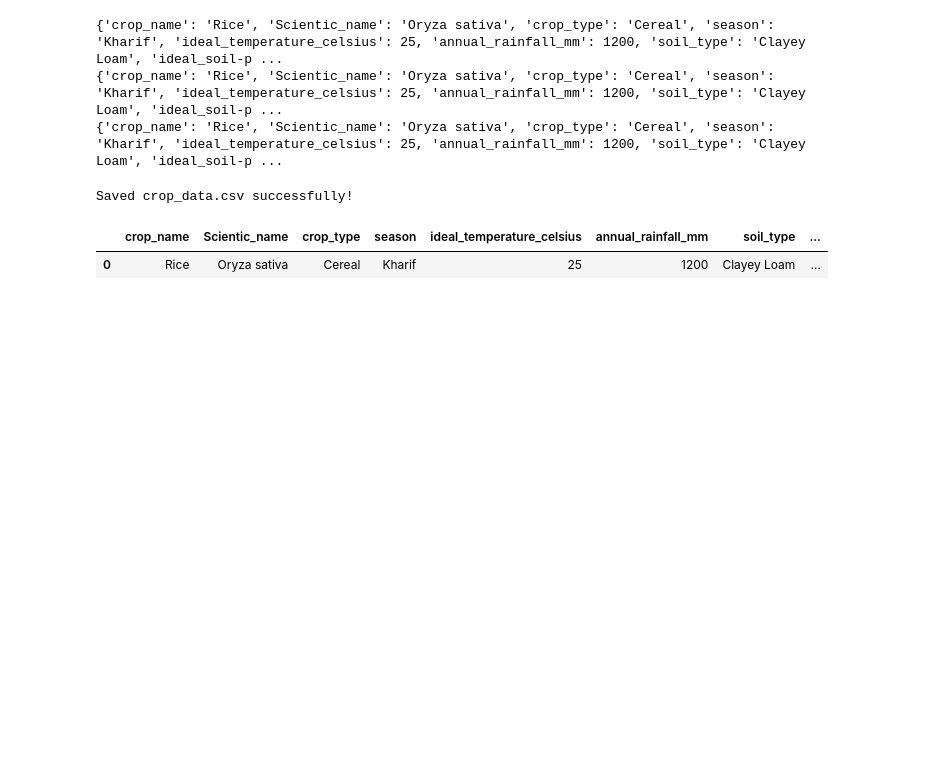
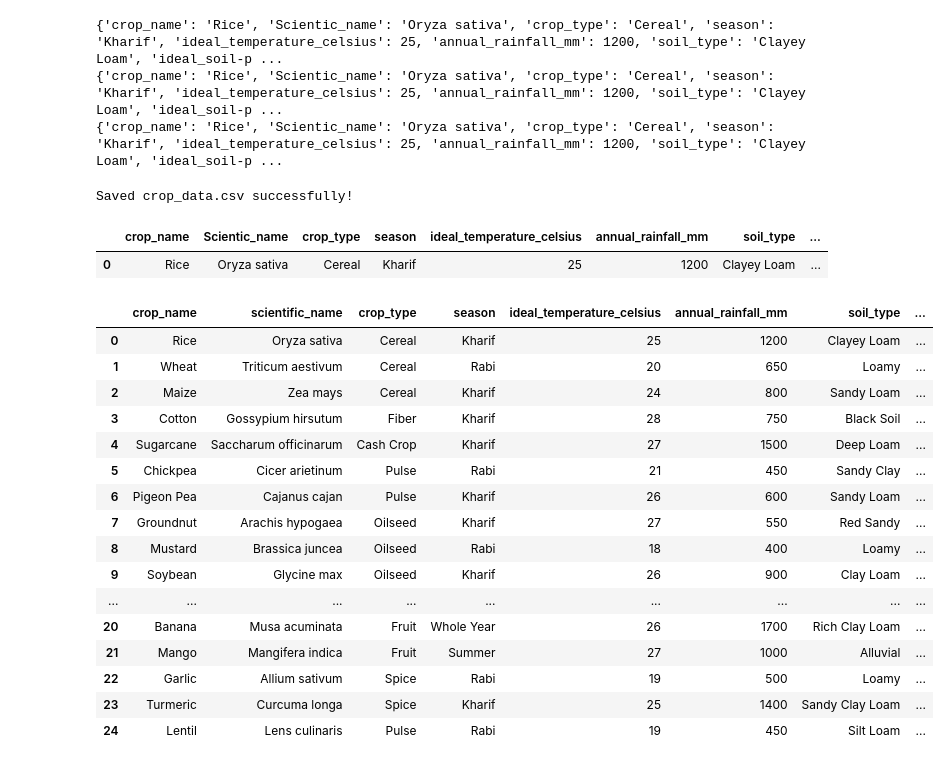
Before and after one commit to baiganijyothisupriya-cpu/IIA-DeptActivity-25ME1A4205-, a Jupyter notebook: week-1 / Agriculture.ipynb, the cells around one changed output. Drawn from its saved outputs; the diff is of its cells as text; code cells hidden in the pictures; blank space fills up the shorter version.

```diff
--- a/week-1 / Agriculture.ipynb
+++ b/week-1 / Agriculture.ipynb
@@ -52,3 +52,54 @@ display(df)
 Saved crop_data.csv successfully!
 |  | crop_name | Scientic_name | crop_type | season | ideal_temperature_celsius | annual_rainfall_mm | soil_type | ... |
 | 0 | Rice | Oryza sativa | Cereal | Kharif | 25 | 1200 | Clayey Loam | ... |
+# %%
+import pandas as pd
+import io
+
+csv_data = """crop_name,scientific_name,crop_type,season,ideal_temperature_celsius,annual_rainfall_mm,soil_type,ideal_soil_ph,growing_duration_days,water_requirement,average_yield_per_hectare_kg,primary_nutrients,common_pests,harvesting_method,storage_humidity_percent,Area,Pesticide
+Rice,Oryza sativa,Cereal,Kharif,25,1200,Clayey Loam,6.5,120,High,4000,"Nitrogen;Phosphorus;Potassium","Stem Borer;Brown Planthopper",Manual/Mechanical,13,Eluru,Urea
+Wheat,Triticum aestivum,Cereal,Rabi,20,650,Loamy,6.8,135,Medium,3500,"Nitrogen;Phosphorus;Potassium","Aphids;Termites",Mechanical,12,Ludhiana,Chlorpyrifos
+Maize,Zea mays,Cereal,Kharif,24,800,Sandy Loam,6.2,100,Medium,5000,"Nitrogen;Phosphorus;Potassium","Fall Armyworm;Stem Borer",Manual/Mechanical,14,Guntur,Emamectin Benzoate
+Cotton,Gossypium hirsutum,Fiber,Kharif,28,750,Black Soil,7.5,160,Medium,2200,"Nitrogen;Phosphorus;Potassium","Bollworm;Whitefly",Manual,10,Warangal,Imidacloprid
+Sugarcane,Saccharum officinarum,Cash Crop,Kharif,27,1500,Deep Loam,7.0,360,High,70000,"Nitrogen;Phosphorus;Potassium","Pyrilla;Early Shoot Borer",Manual/Mechanical,15,Kolhapur,Malathion
+Chickpea,Cicer arietinum,Pulse,Rabi,21,450,Sandy Clay,6.8,110,Low,1800,"Phosphorus;Potassium","Pod Borer;Cutworm",Manual,11,Indore,Spinosad
+Pigeon Pea,Cajanus cajan,Pulse,Kharif,26,600,Sandy Loam,6.5,180,Low,1500,"Phosphorus;Potassium","Pod Fly;Plume Moth",Manual,11,Gulbarga,Indoxacarb
+Groundnut,Arachis hypogaea,Oilseed,Kharif,27,550,Red Sandy,6.0,125,Low,2500,"Nitrogen;Phosphorus;Calcium","Leaf Miner;White Grub",Manual/Mechanical,8,Anantapur,Phorate
+Mustard,Brassica juncea,Oilseed,Rabi,18,400,Loamy,7.2,105,Low,1600,"Nitrogen;Phosphorus;Sulfur","Mustard Aphid;Sawfly",Manual,9,Bharatpur,Dimethoate
+Soybean,Glycine max,Oilseed,Kharif,26,900,Clay Loam,6.5,100,Medium,2800,"Nitrogen;Phosphorus;Potassium","Girdle Beetle;Stem Fly",Mechanical,12,Ujjain,Triazophos
+Barley,Hordey vulgare,Cereal,Rabi,17,500,Clay Loam,7.0,115,Low,3200,"Nitrogen;Phosphorus","Armyworm;Rust",Mechanical,12,Hisar,Propiconazole
+Potato,Solanum tuberosum,Tuber,Rabi,18,600,Sandy Loam,5.8,90,Medium,25000,"Nitrogen;Phosphorus;Potassium","Late Blight;Aphids",Manual/Mechanical,80,Agra,Mancozeb
+Tomato,Solanum lycopersicum,Vegetable,Whole Year,22,700,Well-drained Loam,6.5,110,Medium,30000,"Nitrogen;Phosphorus;Potassium","Fruit Borer;Whitefly",Manual,85,Kolar,Cypermethrin
+Onion,Allium cepa,Vegetable,Rabi,20,550,Sandy Loam,6.6,130,Medium,20000,"Nitrogen;Phosphorus;Potassium","Thrips;Maggots",Manual,65,Nashik,Fipronil
+Sorghum,Sorghum bicolor,Cereal,Kharif,29,500,Black Cotton,7.0,105,Low,2000,"Nitrogen;Phosphorus","Shoot Fly;Stem Borer",Manual/Mechanical,12,Solapur,Carbofuran
+Pearl Millet,Pennisetum glaucum,Cereal,Kharif,30,400,Sandy,7.1,85,Low,1800,"Nitrogen;Phosphorus","Green Ear;Blast",Manual,13,Barmer,Atrazine
+Tea,Camellia sinensis,Beverage,Whole Year,22,2000,Acidic Loam,5.0,365,High,2200,"Nitrogen;Potassium","Tea Mosquito Bug;Red Spider Mite",Manual,65,Darjeeling,Dicofol
+Coffee,Coffea arabica,Beverage,Whole Year,23,1800,Deep Loam,6.2,365,High,1200,"Nitrogen;Phosphorus;Potassium","Coffee Berry Borer;White Stem Borer",Manual,60,Chikkamagaluru,Chlorpyrifos
+Rubber,Hevea brasiliensis,Industrial,Whole Year,27,2500,Laterite,5.5,365,High,1500,"Nitrogen;Phosphorus;Potassium","Powdery Mildew;Abnormal Leaf Fall",Manual,70,Kottayam,Copper Oxychloride
+Jute,Corchorus olitorius,Fiber,Kharif,31,1600,Alluvial,6.8,120,High,2700,"Nitrogen;Phosphorus;Potassium","Jute Semilooper;Hairy Caterpillar",Manual,14,Nadia,Endosulfan
+Banana,Musa acuminata,Fruit,Whole Year,26,1700,Rich Clay Loam,6.7,330,High,45000,"Nitrogen;Phosphorus;Potassium","Banana Weevil;Panama Wilt",Manual,85,Jalgaon,Carbendazim
+Mango,Mangifera indica,Fruit,Summer,27,1000,Alluvial,6.5,365,Medium,12000,"Nitrogen;Phosphorus;Potassium","Mango Hopper;Mealybug",Manual,80,Ratnagiri,Monocrotophos
+Garlic,Allium sativum,Spice,Rabi,19,500,Loamy,6.8,140,Medium,10000,"Nitrogen;Phosphorus;Potassium","Thrips;Stem Nematode",Manual,60,Mandsaur,Lambda-cyhalothrin
+Turmeric,Curcuma longa,Spice,Kharif,25,1400,Sandy Clay Loam,6.0,240,High,22000,"Nitrogen;Phosphorus;Potassium","Rhizome Fly;Leaf Roller",Manual,70,Nizamabad,Quinalphos
+Lentil,Lens culinaris,Pulse,Rabi,19,450,Silt Loam,6.8,110,Low,1400,"Phosphorus;Potassium","Pod Borer;Aphids",Manual,11,Sagar,Deltamethrin"""
+
+df = pd.read_csv(io.StringIO(csv_data))
+df
+# %% [output]
+|  | crop_name | scientific_name | crop_type | season | ideal_temperature_celsius | annual_rainfall_mm | soil_type | ... |
+| 0 | Rice | Oryza sativa | Cereal | Kharif | 25 | 1200 | Clayey Loam | ... |
+| 1 | Wheat | Triticum aestivum | Cereal | Rabi | 20 | 650 | Loamy | ... |
+| 2 | Maize | Zea mays | Cereal | Kharif | 24 | 800 | Sandy Loam | ... |
+| 3 | Cotton | Gossypium hirsutum | Fiber | Kharif | 28 | 750 | Black Soil | ... |
+| 4 | Sugarcane | Saccharum officinarum | Cash Crop | Kharif | 27 | 1500 | Deep Loam | ... |
+| 5 | Chickpea | Cicer arietinum | Pulse | Rabi | 21 | 450 | Sandy Clay | ... |
+| 6 | Pigeon Pea | Cajanus cajan | Pulse | Kharif | 26 | 600 | Sandy Loam | ... |
+| 7 | Groundnut | Arachis hypogaea | Oilseed | Kharif | 27 | 550 | Red Sandy | ... |
+| 8 | Mustard | Brassica juncea | Oilseed | Rabi | 18 | 400 | Loamy | ... |
+| 9 | Soybean | Glycine max | Oilseed | Kharif | 26 | 900 | Clay Loam | ... |
+| ... | ... | ... | ... | ... | ... | ... | ... | ... |
+| 20 | Banana | Musa acuminata | Fruit | Whole Year | 26 | 1700 | Rich Clay Loam | ... |
+| 21 | Mango | Mangifera indica | Fruit | Summer | 27 | 1000 | Alluvial | ... |
+| 22 | Garlic | Allium sativum | Spice | Rabi | 19 | 500 | Loamy | ... |
+| 23 | Turmeric | Curcuma longa | Spice | Kharif | 25 | 1400 | Sandy Clay Loam | ... |
+| 24 | Lentil | Lens culinaris | Pulse | Rabi | 19 | 450 | Silt Loam | ... |
```
